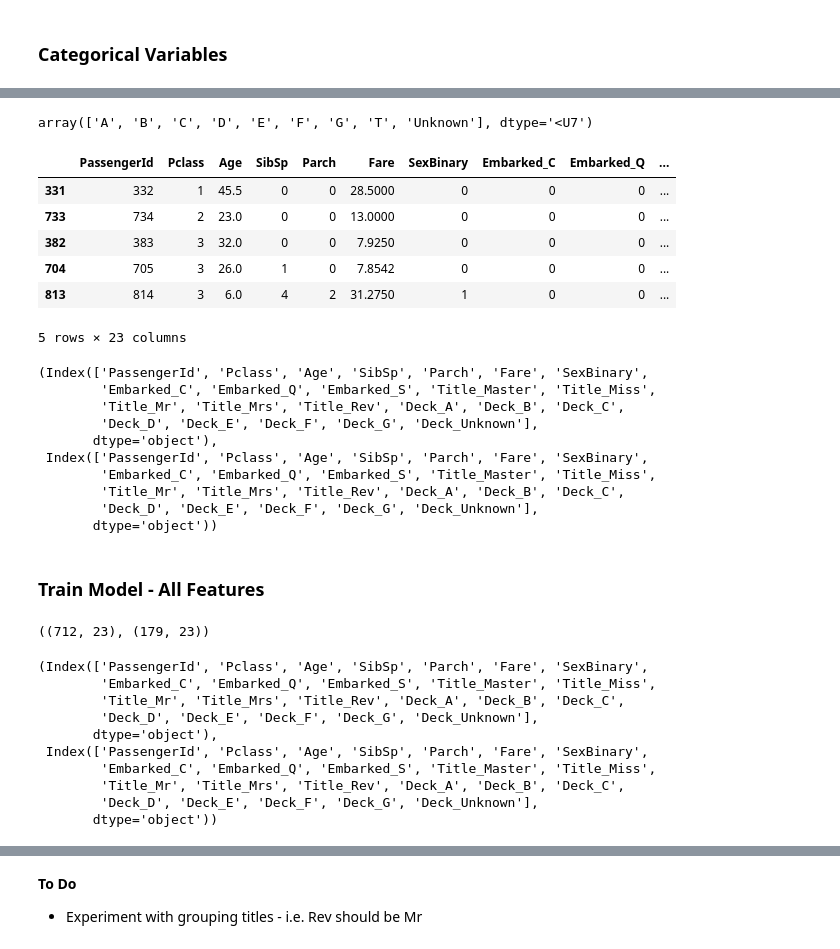
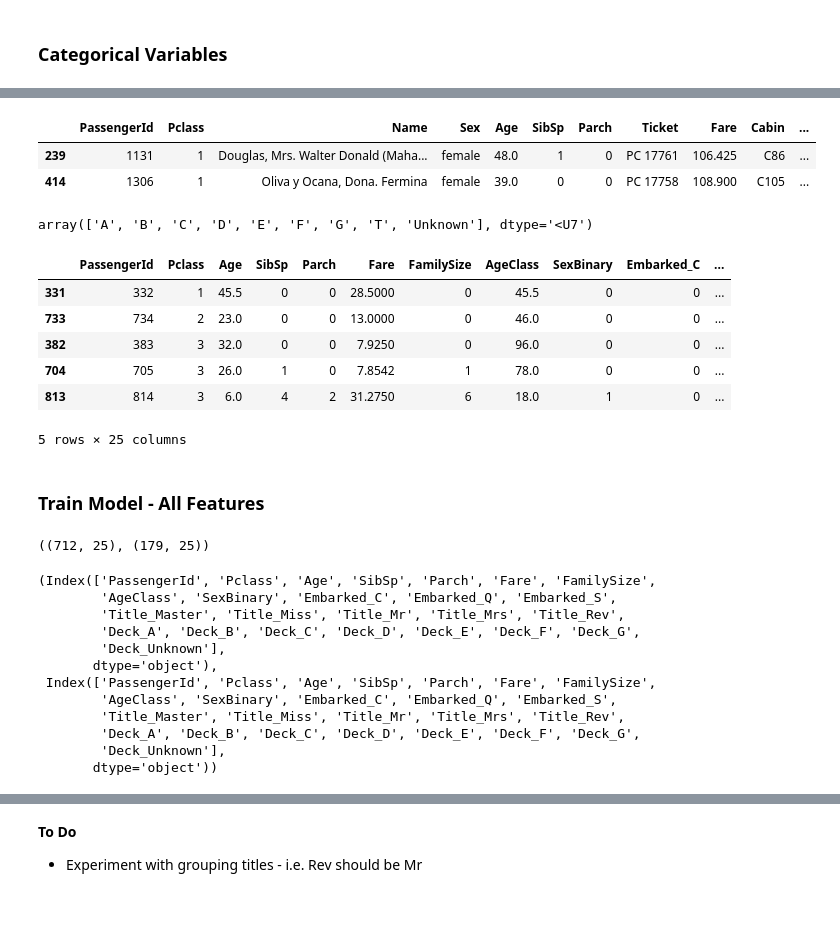
Before and after one commit to amypeniston/data-science-toolbox, a Jupyter notebook: kaggle_competitions/titanic/4_RF_Dev.ipynb, the cells around one changed output, grey strips where cells are left out. Cells and saved outputs as stored; diff of their text form; code cells hidden in the pictures; blank space fills up the shorter version.

```diff
--- a/kaggle_competitions/titanic/4_RF_Dev.ipynb
+++ b/kaggle_competitions/titanic/4_RF_Dev.ipynb
@@ -127,19 +130,21 @@ X_train.head()
 def engineer_numerical_features(df):
     temp = df.copy()
 
-    family_size = df["SibSp"] + df["Parch"]
+    temp["Age"].fillna(temp["Age"].mean(), inplace=True)
+
+    temp["Fare"].fillna(temp["Fare"].mean(), inplace=True)
+
+    family_size = temp["SibSp"] + temp["Parch"]
     temp["FamilySize"] = family_size
 
-    age_class = df["Age"] * df["Pclass"]
+    age_class = temp["Age"] * temp["Pclass"]
     temp["AgeClass"] = age_class
-
-    temp.drop(columns=cat_features, inplace=True)
 
     return temp
 
 
-X_train_num = engineer_numerical_features(X_train)
-X_test_num = engineer_numerical_features(X_test)
+X_train_num = engineer_numerical_features(X_train).drop(columns=cat_features)
+X_test_num = engineer_numerical_features(X_test).drop(columns=cat_features)
 X_train_num.head()
 # %% [output]
 |  | PassengerId | Pclass | Age | SibSp | Parch | Fare | FamilySize | AgeClass |
@@ -224,9 +263,15 @@ set(set(train_titles.value_counts().index) - set(test_titles.value_counts().inde
+# %%
+test.loc[test["Name"].str.contains("Dona")]
+# %% [output]
+|  | PassengerId | Pclass | Name | Sex | Age | SibSp | Parch | Ticket | Fare | Cabin | ... |
+| 239 | 1131 | 1 | Douglas, Mrs. Walter Donald (Maha... | female | 48.0 | 1 | 0 | PC 17761 | 106.425 | C86 | ... |
+| 414 | 1306 | 1 | Oliva y Ocana, Dona. Fermina | female | 39.0 | 0 | 0 | PC 17758 | 108.900 | C105 | ... |
 # %%
 def replace_rare_titles(df):
     title = df["Title"]
     if title in ["Capt", "Col", "Don", "Jonkheer", "Major", "Sir"]:
         return "Mr"
-    elif title in ["Mme", "th", "Lady"]:
+    elif title in ["Mme", "th", "Lady", "Dona"]:
         return 'Mrs'
     elif title in ["Mlle", "Ms"]:
         return 'Miss'
@@ -266,69 +311,63 @@ array(['A', 'B', 'C', 'D', 'E', 'F', 'G', 'T', 'Unknown'], dtype='<U7')
 # %%
 def engineer_categorical_features(df):
     temp = df.copy()
+
+    temp["Embarked"].fillna(temp["Embarked"].mode()[0], inplace=True)
 
     titles = df["Name"].str.split(', ', expand=True)[1].str.split(". ", expand=True)[0]
     temp["Title"] = titles
 
     deck = df["Cabin"].map(lambda x: substrings_in_string(x, cabin_list))
     temp["Deck"] = deck
 
     temp["SexBinary"] = 0
     temp.loc[temp["Sex"] == "female", "SexBinary"] = 1
 
     temp["Title"] = temp.apply(replace_rare_titles, axis=1)
 
     one_hot_cols = ["Embarked", "Title", "Deck"]
 
     for o in one_hot_cols:
         dummies = pd.get_dummies(temp[o], prefix=o)
         temp = pd.concat([temp, dummies], axis=1)
 
     temp.drop(columns=list(cat_features) + ["Title", "Deck"], inplace=True)
 
     return temp
 
-X_train_all = engineer_categorical_features(X_train)
-X_test_all = engineer_categorical_features(X_test)
+X_train_all = engineer_numerical_features(X_train)
+X_test_all = engineer_numerical_features(X_test)
+
+X_train_all = engineer_categorical_features(X_train_all)
+X_test_all = engineer_categorical_features(X_test_all)
 X_train_all.head()
 # %% [output]
-|  | PassengerId | Pclass | Age | SibSp | Parch | Fare | SexBinary | Embarked_C | Embarked_Q | ... |
-| 331 | 332 | 1 | 45.5 | 0 | 0 | 28.5000 | 0 | 0 | 0 | ... |
-| 733 | 734 | 2 | 23.0 | 0 | 0 | 13.0000 | 0 | 0 | 0 | ... |
-| 382 | 383 | 3 | 32.0 | 0 | 0 | 7.9250 | 0 | 0 | 0 | ... |
-| 704 | 705 | 3 | 26.0 | 1 | 0 | 7.8542 | 0 | 0 | 0 | ... |
-| 813 | 814 | 3 | 6.0 | 4 | 2 | 31.2750 | 1 | 0 | 0 | ... |
+|  | PassengerId | Pclass | Age | SibSp | Parch | Fare | FamilySize | AgeClass | SexBinary | Embarked_C | ... |
+| 331 | 332 | 1 | 45.5 | 0 | 0 | 28.5000 | 0 | 45.5 | 0 | 0 | ... |
+| 733 | 734 | 2 | 23.0 | 0 | 0 | 13.0000 | 0 | 46.0 | 0 | 0 | ... |
+| 382 | 383 | 3 | 32.0 | 0 | 0 | 7.9250 | 0 | 96.0 | 0 | 0 | ... |
+| 704 | 705 | 3 | 26.0 | 1 | 0 | 7.8542 | 1 | 78.0 | 0 | 0 | ... |
+| 813 | 814 | 3 | 6.0 | 4 | 2 | 31.2750 | 6 | 18.0 | 1 | 0 | ... |
-5 rows × 23 columns
+5 rows × 25 columns
-# %%
-X_train_all.columns, X_test_all.columns
-# %% [output]
-(Index(['PassengerId', 'Pclass', 'Age', 'SibSp', 'Parch', 'Fare', 'SexBinary',
-        'Embarked_C', 'Embarked_Q', 'Embarked_S', 'Title_Master', 'Title_Miss',
-        'Title_Mr', 'Title_Mrs', 'Title_Rev', 'Deck_A', 'Deck_B', 'Deck_C',
-        'Deck_D', 'Deck_E', 'Deck_F', 'Deck_G', 'Deck_Unknown'],
-       dtype='object'),
- Index(['PassengerId', 'Pclass', 'Age', 'SibSp', 'Parch', 'Fare', 'SexBinary',
-        'Embarked_C', 'Embarked_Q', 'Embarked_S', 'Title_Master', 'Title_Miss',
-        'Title_Mr', 'Title_Mrs', 'Title_Rev', 'Deck_A', 'Deck_B', 'Deck_C',
-        'Deck_D', 'Deck_E', 'Deck_F', 'Deck_G', 'Deck_Unknown'],
-       dtype='object'))
 # %% [markdown]
 ### Train Model - All Features
 # %%
 X_train_all.shape, X_test_all.shape
 # %% [output]
-((712, 23), (179, 23))
+((712, 25), (179, 25))
 # %%
 X_train_all.columns, X_test_all.columns
 # %% [output]
-(Index(['PassengerId', 'Pclass', 'Age', 'SibSp', 'Parch', 'Fare', 'SexBinary',
-        'Embarked_C', 'Embarked_Q', 'Embarked_S', 'Title_Master', 'Title_Miss',
-        'Title_Mr', 'Title_Mrs', 'Title_Rev', 'Deck_A', 'Deck_B', 'Deck_C',
-        'Deck_D', 'Deck_E', 'Deck_F', 'Deck_G', 'Deck_Unknown'],
+(Index(['PassengerId', 'Pclass', 'Age', 'SibSp', 'Parch', 'Fare', 'FamilySize',
+        'AgeClass', 'SexBinary', 'Embarked_C', 'Embarked_Q', 'Embarked_S',
+        'Title_Master', 'Title_Miss', 'Title_Mr', 'Title_Mrs', 'Title_Rev',
+        'Deck_A', 'Deck_B', 'Deck_C', 'Deck_D', 'Deck_E', 'Deck_F', 'Deck_G',
+        'Deck_Unknown'],
        dtype='object'),
- Index(['PassengerId', 'Pclass', 'Age', 'SibSp', 'Parch', 'Fare', 'SexBinary',
-        'Embarked_C', 'Embarked_Q', 'Embarked_S', 'Title_Master', 'Title_Miss',
-        'Title_Mr', 'Title_Mrs', 'Title_Rev', 'Deck_A', 'Deck_B', 'Deck_C',
-        'Deck_D', 'Deck_E', 'Deck_F', 'Deck_G', 'Deck_Unknown'],
+ Index(['PassengerId', 'Pclass', 'Age', 'SibSp', 'Parch', 'Fare', 'FamilySize',
+        'AgeClass', 'SexBinary', 'Embarked_C', 'Embarked_Q', 'Embarked_S',
+        'Title_Master', 'Title_Miss', 'Title_Mr', 'Title_Mrs', 'Title_Rev',
+        'Deck_A', 'Deck_B', 'Deck_C', 'Deck_D', 'Deck_E', 'Deck_F', 'Deck_G',
+        'Deck_Unknown'],
        dtype='object'))
 # %%
```
Also changed, not shown: parts of 24 cells of this notebook, 1 other file.
